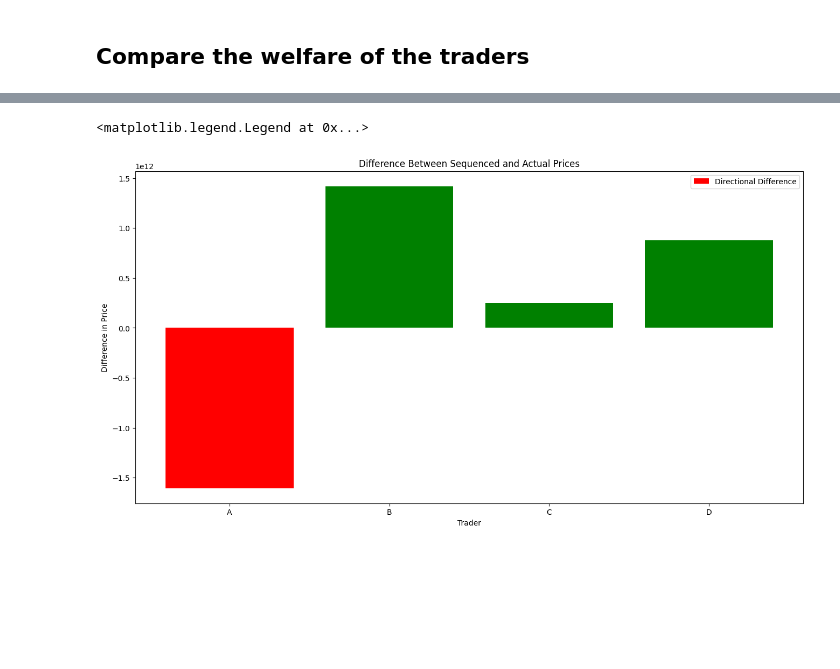
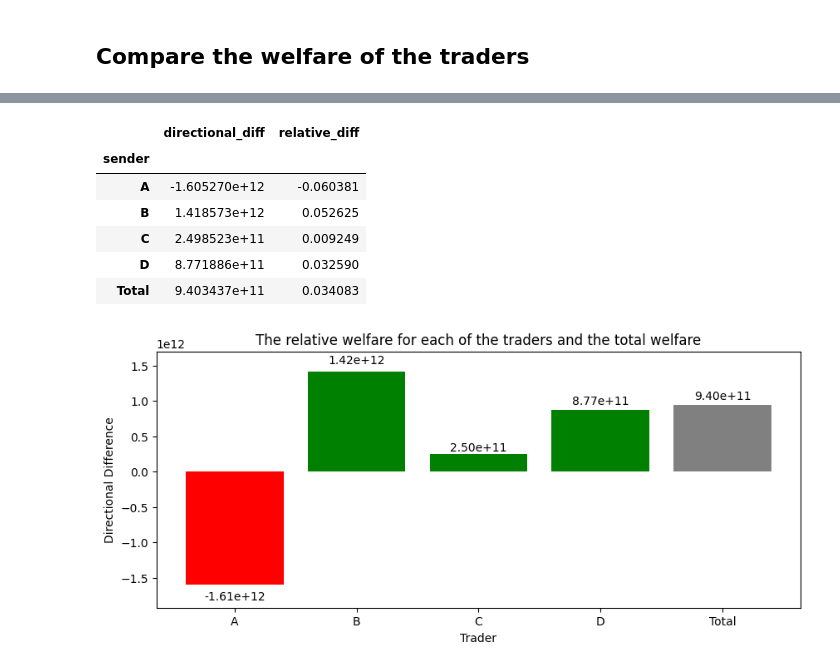
Before and after one commit to ankile/defi-measurement, a Jupyter notebook: experiments/sequencing_rule.ipynb, the cells around one changed output, grey strips where cells are left out. Saved outputs shown, nothing was run; the diff lists cells and outputs as text; code cells hidden in the pictures; blank space fills up the shorter version.

```diff
--- a/experiments/sequencing_rule.ipynb
+++ b/experiments/sequencing_rule.ipynb
@@ -532,21 +471,55 @@ trader_diff
-# %%
-# Plot the results as a bar chart
-fig, ax = plt.subplots(figsize=(16, 8))
-
-# Make a bar chart for the difference between the two sequences where positive are green and negative are red
-ax.bar(
-    trader_diff.index,
-    trader_diff.directional_diff,
-    color=np.where(trader_diff.directional_diff.values > 0, "green", "red"),
-    label="Directional Difference",
-)
-
-ax.set_title("Difference Between Sequenced and Actual Prices")
-ax.set_xlabel("Trader")
-ax.set_ylabel("Difference in Price")
-
-# Add a legend
-fig.legend(loc="upper right", bbox_to_anchor=(1, 1), bbox_transform=ax.transAxes)
-# %% [output]
-<matplotlib.legend.Legend at 0x...>
-[figure, removed]
+# %%
+def plot_traders_welfare(df_diff: pd.DataFrame) -> pd.DataFrame:
+
+    # Aggregate the difference by sender and add a total row
+    trader_diff = df_diff.groupby("sender").agg(
+        {
+            "directional_diff": "sum",
+            "relative_diff": "sum",
+        }
+    )
+
+    trader_diff.loc["Total"] = trader_diff.sum()
+
+
+    # create a color list, using green for positive values and red for negative
+    colors = ['g' if (x > 0) else 'r' for x in trader_diff['directional_diff']]
+    colors[-1] = 'gray'  # assuming 'Total' is the last row
+
+
+    fig, ax = plt.subplots(figsize=(10, 4))
+
+    # create the bar plot
+    bars = ax.bar(trader_diff.index, trader_diff['directional_diff'], color=colors)
+
+    # add data labels
+    for bar in bars:
+        yval = bar.get_height()
+        yval_sci = f"{yval:.2e}"
+
+        if yval > 0:
+            ax.text(bar.get_x() + bar.get_width()/2, yval + 0.05*yval, yval_sci, ha='center', va='bottom')
+        else:
+            ax.text(bar.get_x() + bar.get_width()/2, yval + 0.05*yval, yval_sci, ha='center', va='top')
+
+    ax.set_ylim(1.2*min(trader_diff['directional_diff']), 1.2*max(trader_diff['directional_diff']))  # add some padding above and below the max/min values
+
+    # add title and labels
+    plt.title('The relative welfare for each of the traders and the total welfare')
+    plt.xlabel('Trader')
+    plt.ylabel('Directional Difference')
+
+    return trader_diff
+
+trader_diff = plot_traders_welfare(df_diff)
+
+trader_diff.head()
+# %% [output]
+|  | directional_diff | relative_diff |
+| sender |  |  |
+| A | -1.605270e+12 | -0.060381 |
+| B | 1.418573e+12 | 0.052625 |
+| C | 2.498523e+11 | 0.009249 |
+| D | 8.771886e+11 | 0.032590 |
+| Total | 9.403437e+11 | 0.034083 |
+[figure, added]
```
Also changed, not shown: parts of 9 cells of this notebook.
